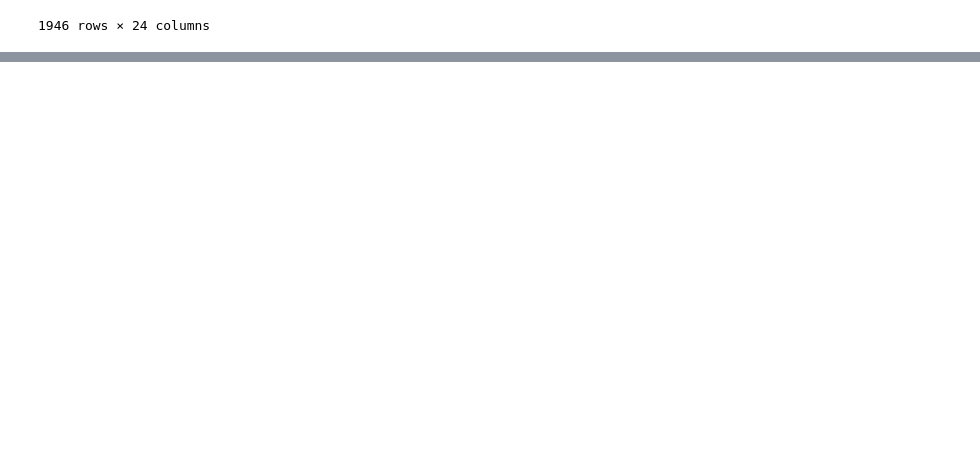
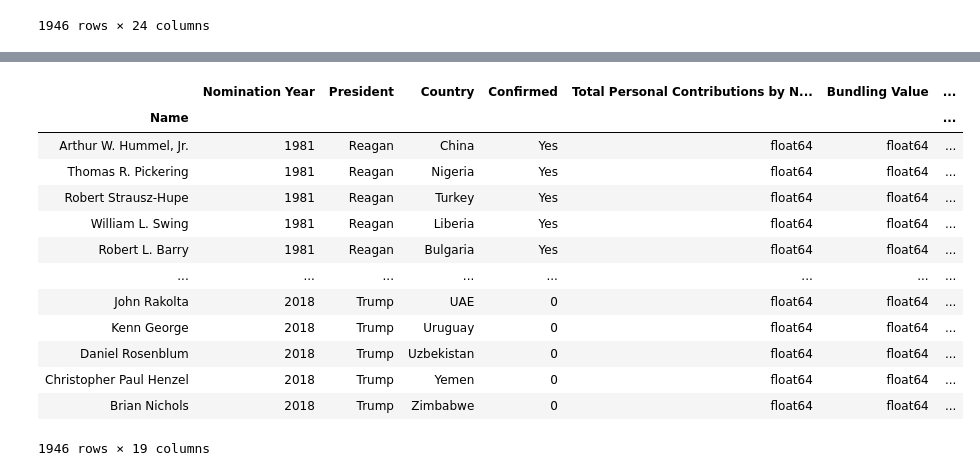
Before and after one commit to whencespence/python, a Jupyter notebook: project/campaign_contributions.ipynb, the cells around one changed output, grey strips where cells are left out. Drawn from its saved outputs; the diff is of its cells as text; code cells hidden in the pictures; blank space fills up the shorter version.

```diff
--- a/project/campaign_contributions.ipynb
+++ b/project/campaign_contributions.ipynb
@@ -95,0 +71,22 @@ TypeError: must be real number, not str
+# %%
+# Convert columns from data type object to float64, then print
+
+data['Total Personal Contributions by Nominee'] = pd.to_numeric(data['Total Personal Contributions by Nominee'], errors='coerce')
+data['Bundling Value'] = pd.to_numeric(data['Bundling Value'], errors='coerce')
+
+data
+# %% [output]
+|  | Nomination Year | President | Country | Confirmed | Total Personal Contributions by N... | Bundling Value | ... |
+| Name |  |  |  |  |  |  | ... |
+| Arthur W. Hummel, Jr. | 1981 | Reagan | China | Yes | float64 | float64 | ... |
+| Thomas R. Pickering | 1981 | Reagan | Nigeria | Yes | float64 | float64 | ... |
+| Robert Strausz-Hupe | 1981 | Reagan | Turkey | Yes | float64 | float64 | ... |
+| William L. Swing | 1981 | Reagan | Liberia | Yes | float64 | float64 | ... |
+| Robert L. Barry | 1981 | Reagan | Bulgaria | Yes | float64 | float64 | ... |
+| ... | ... | ... | ... | ... | ... | ... | ... |
+| John Rakolta | 2018 | Trump | UAE | 0 | float64 | float64 | ... |
+| Kenn George | 2018 | Trump | Uruguay | 0 | float64 | float64 | ... |
+| Daniel Rosenblum | 2018 | Trump | Uzbekistan | 0 | float64 | float64 | ... |
+| Christopher Paul Henzel | 2018 | Trump | Yemen | 0 | float64 | float64 | ... |
+| Brian Nichols | 2018 | Trump | Zimbabwe | 0 | float64 | float64 | ... |
+1946 rows × 19 columns
```
Also changed, not shown: parts of 9 cells of this notebook.
